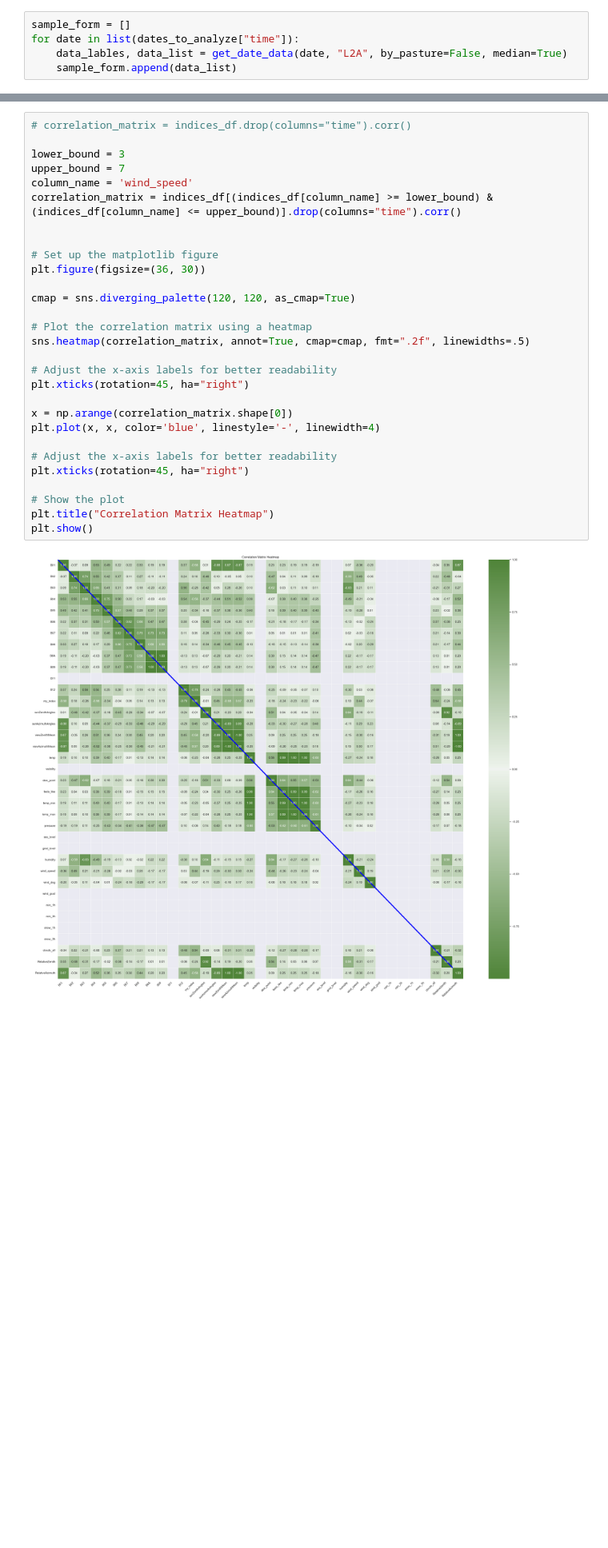
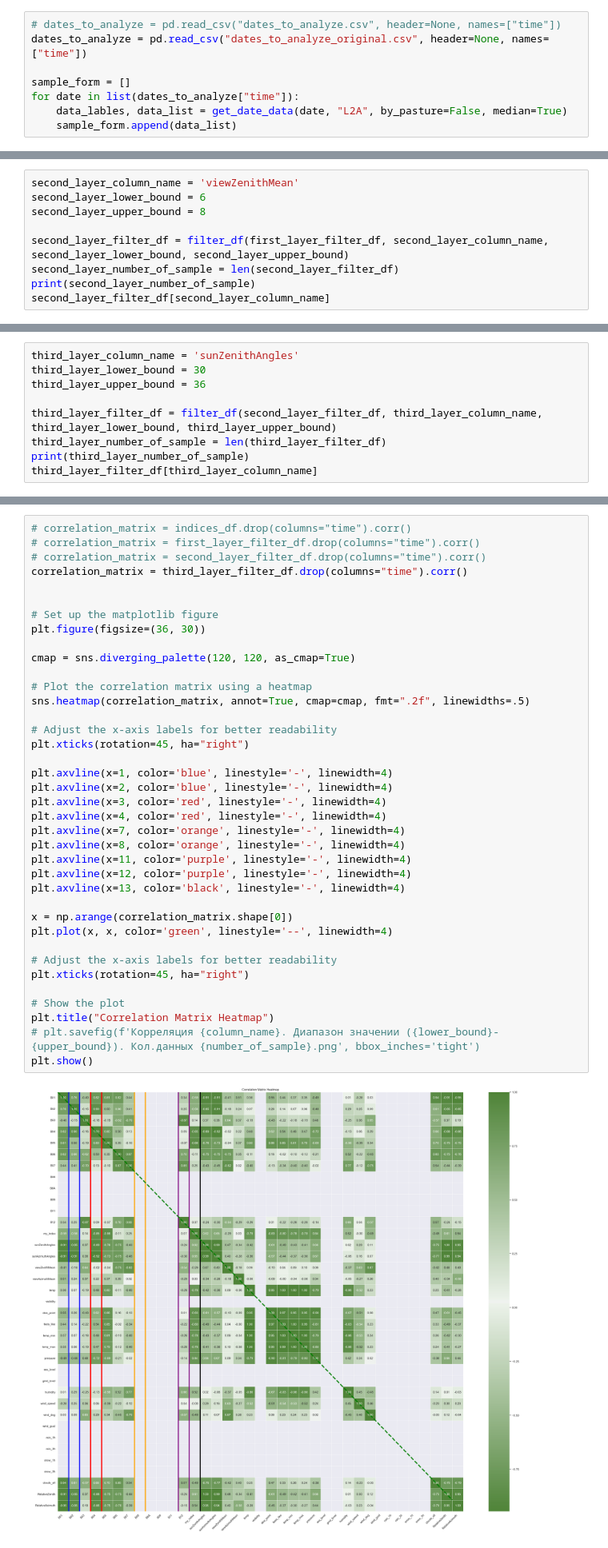
Before and after one commit to Yerlan999/CowsGPSTracker-KazATU, a Jupyter notebook: new_modules/SentinelHub Based Analysis (all bands) + Alternative Weather Data.ipynb, the cells around one changed output, grey strips where cells are left out. Shown at 80% size. Saved outputs shown, nothing was run; the diff lists cells and outputs as text; blank space fills up the shorter version.

```diff
--- a/new_modules/SentinelHub Based Analysis (all bands) + Alternative Weather Data.ipynb
+++ b/new_modules/SentinelHub Based Analysis (all bands) + Alternative Weather Data.ipynb
@@ -556,6 +561,9 @@ def get_date_data(date_chosen, collection, by_pasture=True, median=False):
 # %% [markdown]
 # Получение данных ДЗЗ по доступным датам
 # %%
+# dates_to_analyze = pd.read_csv("dates_to_analyze.csv", header=None, names=["time"])
+dates_to_analyze = pd.read_csv("dates_to_analyze_original.csv", header=None, names=["time"])
+
 sample_form = []
 for date in list(dates_to_analyze["time"]):
     data_lables, data_list = get_date_data(date, "L2A", by_pasture=False, median=True)
@@ -676,0 +693,9 @@ indices_df[(indices_df[column_name] >= lower_bound) & (indices_df[column_name] <
+# %%
+second_layer_column_name = 'viewZenithMean'
+second_layer_lower_bound = 6
+second_layer_upper_bound = 8
+
+second_layer_filter_df = filter_df(first_layer_filter_df, second_layer_column_name, second_layer_lower_bound, second_layer_upper_bound)
+second_layer_number_of_sample = len(second_layer_filter_df)
+print(second_layer_number_of_sample)
+second_layer_filter_df[second_layer_column_name]
@@ -676,0 +724,9 @@ indices_df[(indices_df[column_name] >= lower_bound) & (indices_df[column_name] <
+# %%
+third_layer_column_name = 'sunZenithAngles'
+third_layer_lower_bound = 30
+third_layer_upper_bound = 36
+
+third_layer_filter_df = filter_df(second_layer_filter_df, third_layer_column_name, third_layer_lower_bound, third_layer_upper_bound)
+third_layer_number_of_sample = len(third_layer_filter_df)
+print(third_layer_number_of_sample)
+third_layer_filter_df[third_layer_column_name]
@@ -677,31 +742,40 @@ indices_df[(indices_df[column_name] >= lower_bound) & (indices_df[column_name] <
 # %%
 # correlation_matrix = indices_df.drop(columns="time").corr()
-
-lower_bound = 3
-upper_bound = 7
-column_name = 'wind_speed'
-correlation_matrix = indices_df[(indices_df[column_name] >= lower_bound) & (indices_df[column_name] <= upper_bound)].drop(columns="time").corr()
+# correlation_matrix = first_layer_filter_df.drop(columns="time").corr()
+# correlation_matrix = second_layer_filter_df.drop(columns="time").corr()
+correlation_matrix = third_layer_filter_df.drop(columns="time").corr()
 
 
 # Set up the matplotlib figure
 plt.figure(figsize=(36, 30))
 
 cmap = sns.diverging_palette(120, 120, as_cmap=True)
 
 # Plot the correlation matrix using a heatmap
 sns.heatmap(correlation_matrix, annot=True, cmap=cmap, fmt=".2f", linewidths=.5)
 
 # Adjust the x-axis labels for better readability
 plt.xticks(rotation=45, ha="right")
 
+plt.axvline(x=1, color='blue', linestyle='-', linewidth=4)
+plt.axvline(x=2, color='blue', linestyle='-', linewidth=4)
+plt.axvline(x=3, color='red', linestyle='-', linewidth=4)
+plt.axvline(x=4, color='red', linestyle='-', linewidth=4)
+plt.axvline(x=7, color='orange', linestyle='-', linewidth=4)
+plt.axvline(x=8, color='orange', linestyle='-', linewidth=4)
+plt.axvline(x=11, color='purple', linestyle='-', linewidth=4)
+plt.axvline(x=12, color='purple', linestyle='-', linewidth=4)
+plt.axvline(x=13, color='black', linestyle='-', linewidth=4)
+
 x = np.arange(correlation_matrix.shape[0])
-plt.plot(x, x, color='blue', linestyle='-', linewidth=4)
+plt.plot(x, x, color='green', linestyle='--', linewidth=4)
 
 # Adjust the x-axis labels for better readability
 plt.xticks(rotation=45, ha="right")
 
 # Show the plot
 plt.title("Correlation Matrix Heatmap")
+# plt.savefig(f'Корреляция {column_name}. Диапазон значении ({lower_bound}-{upper_bound}). Кол.данных {number_of_sample}.png', bbox_inches='tight')
 plt.show()
 # %% [output]
-[figure, old version]
+[figure, new version]
```
Also changed, not shown: parts of 12 cells of this notebook, 20 other files.
